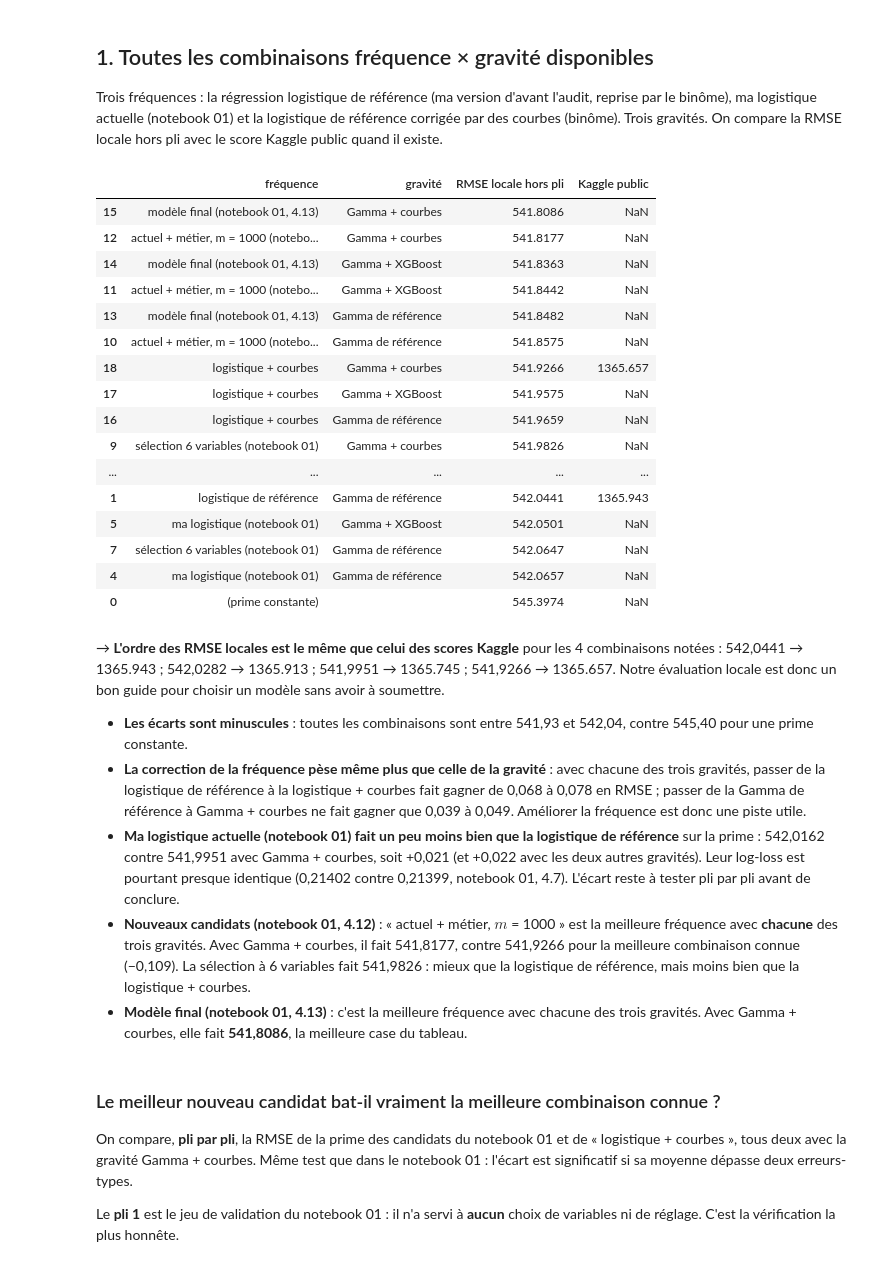
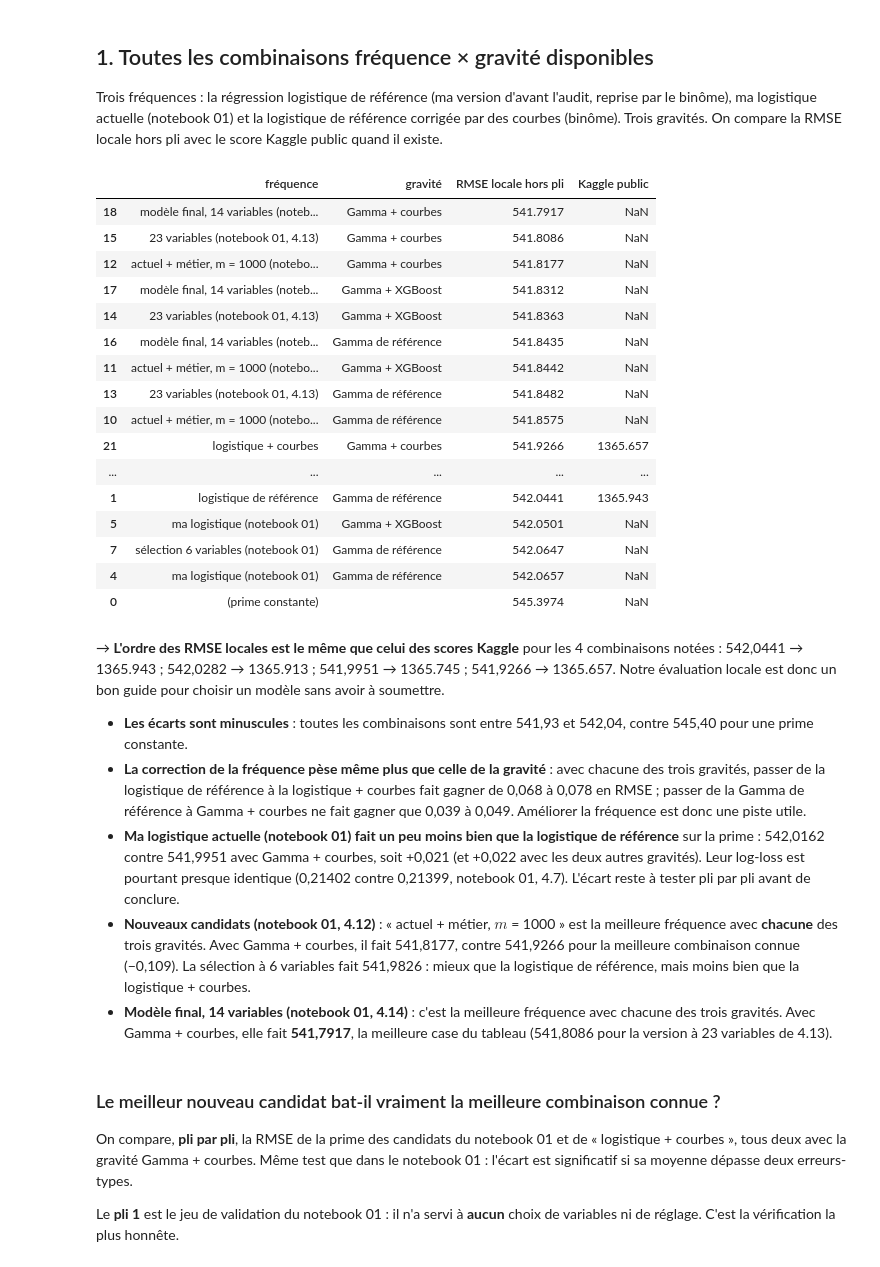
Before and after one commit to MaximilienCY/TD-Tarification-automobile-par-Machine-Learning, a Jupyter notebook: notebooks/03_prime_finale.ipynb, the cells around one changed output. Cells and saved outputs as stored; diff of their text form; code cells hidden in the pictures.

Commit message:
Fréquence 4.14 : élimination des variables inutiles, modèle final à 14 variables, submission_candidat.csv
Co-Authored-By: Claude Opus 5.5 <noreply@anthropic.com>

```diff
--- a/notebooks/03_prime_finale.ipynb
+++ b/notebooks/03_prime_finale.ipynb
@@ -41,8 +41,8 @@ assert (ma_freq_test["id"].values == binome_test["index"].values).all()
 oof["proba_ma_logistique"] = ma_freq_oof["proba_pred"].values
 binome_test["proba_ma_logistique"] = ma_freq_test["proba_pred"].values
 
-# Les candidats du notebook 01 (sections 4.12 et 4.13)
-for cle in ["selection6", "metier", "final"]:
+# Les candidats du notebook 01 (sections 4.12 à 4.14)
+for cle in ["selection6", "metier", "metier_novice2", "final"]:
     cand_oof = pd.read_csv(PREDICTIONS / f"frequence_{cle}_oof_train.csv")
     cand_test = pd.read_csv(PREDICTIONS / f"frequence_{cle}_test.csv")
     assert (cand_oof["pli"].values == oof["pli"].values).all() and (cand_test["id"].values == binome_test["index"].values).all()
@@ -52,44 +52,45 @@ for cle in ["selection6", "metier", "final"]:
 FREQUENCES = {"logistique de référence": "proba_logistique_reference",
               "ma logistique (notebook 01)": "proba_ma_logistique",
               "sélection 6 variables (notebook 01)": "proba_selection6",
               "actuel + métier, m = 1000 (notebook 01)": "proba_metier",
-              "modèle final (notebook 01, 4.13)": "proba_final",
+              "23 variables (notebook 01, 4.13)": "proba_metier_novice2",
+              "modèle final, 14 variables (notebook 01, 4.14)": "proba_final",
               "logistique + courbes": "proba_logistique_courbes"}
 GRAVITES = {"Gamma de référence": "gravite_gamma_reference",
             "Gamma + XGBoost": "gravite_gamma_xgboost",
             "Gamma + courbes": "gravite_gamma_courbes"}
 # Scores Kaggle publics obtenus par mon binôme (fréquence, gravité) -> score
 KAGGLE = {("logistique de référence", "Gamma de référence"): 1365.943,
           ("logistique de référence", "Gamma + XGBoost"): 1365.913,
           ("logistique de référence", "Gamma + courbes"): 1365.745,
           ("logistique + courbes", "Gamma + courbes"): 1365.657}
 
 
 def rmse_prime(prime, cout):
     return np.sqrt(np.mean((np.asarray(prime) - np.asarray(cout)) ** 2))
 
 
 lignes = [{"fréquence": "(prime constante)", "gravité": "", "RMSE locale hors pli": rmse_prime(np.full(len(oof), oof["montant_sinistre"].mean()), oof["montant_sinistre"]), "Kaggle public": np.nan}]
 for nom_f, col_f in FREQUENCES.items():
     for nom_g, col_g in GRAVITES.items():
         prime = oof[col_f] * oof[col_g]
         lignes.append({"fréquence": nom_f, "gravité": nom_g,
                        "RMSE locale hors pli": rmse_prime(prime, oof["montant_sinistre"]),
                        "Kaggle public": KAGGLE.get((nom_f, nom_g), np.nan)})
 combinaisons = pd.DataFrame(lignes).sort_values("RMSE locale hors pli")
 combinaisons.round(4)
 # %% [output]
 |  | fréquence | gravité | RMSE locale hors pli | Kaggle public |
-| 15 | modèle final (notebook 01, 4.13) | Gamma + courbes | 541.8086 | NaN |
+| 18 | modèle final, 14 variables (noteb... | Gamma + courbes | 541.7917 | NaN |
+| 15 | 23 variables (notebook 01, 4.13) | Gamma + courbes | 541.8086 | NaN |
 | 12 | actuel + métier, m = 1000 (notebo... | Gamma + courbes | 541.8177 | NaN |
-| 14 | modèle final (notebook 01, 4.13) | Gamma + XGBoost | 541.8363 | NaN |
+| 17 | modèle final, 14 variables (noteb... | Gamma + XGBoost | 541.8312 | NaN |
+| 14 | 23 variables (notebook 01, 4.13) | Gamma + XGBoost | 541.8363 | NaN |
+| 16 | modèle final, 14 variables (noteb... | Gamma de référence | 541.8435 | NaN |
 | 11 | actuel + métier, m = 1000 (notebo... | Gamma + XGBoost | 541.8442 | NaN |
-| 13 | modèle final (notebook 01, 4.13) | Gamma de référence | 541.8482 | NaN |
+| 13 | 23 variables (notebook 01, 4.13) | Gamma de référence | 541.8482 | NaN |
 | 10 | actuel + métier, m = 1000 (notebo... | Gamma de référence | 541.8575 | NaN |
-| 18 | logistique + courbes | Gamma + courbes | 541.9266 | 1365.657 |
-| 17 | logistique + courbes | Gamma + XGBoost | 541.9575 | NaN |
-| 16 | logistique + courbes | Gamma de référence | 541.9659 | NaN |
-| 9 | sélection 6 variables (notebook 01) | Gamma + courbes | 541.9826 | NaN |
+| 21 | logistique + courbes | Gamma + courbes | 541.9266 | 1365.657 |
 | ... | ... | ... | ... | ... |
 | 1 | logistique de référence | Gamma de référence | 542.0441 | 1365.943 |
 | 5 | ma logistique (notebook 01) | Gamma + XGBoost | 542.0501 | NaN |
@@ -102,7 +103,7 @@ combinaisons.round(4)
 - **La correction de la fréquence pèse même plus que celle de la gravité** : avec chacune des trois gravités, passer de la logistique de référence à la logistique + courbes fait gagner de 0,068 à 0,078 en RMSE ; passer de la Gamma de référence à Gamma + courbes ne fait gagner que 0,039 à 0,049. Améliorer la fréquence est donc une piste utile.
 - **Ma logistique actuelle (notebook 01) fait un peu moins bien que la logistique de référence** sur la prime : 542,0162 contre 541,9951 avec Gamma + courbes, soit +0,021 (et +0,022 avec les deux autres gravités). Leur log-loss est pourtant presque identique (0,21402 contre 0,21399, notebook 01, 4.7). L'écart reste à tester pli par pli avant de conclure.
 - **Nouveaux candidats (notebook 01, 4.12)** : « actuel + métier, $m$ = 1000 » est la meilleure fréquence avec **chacune** des trois gravités. Avec Gamma + courbes, il fait 541,8177, contre 541,9266 pour la meilleure combinaison connue (−0,109). La sélection à 6 variables fait 541,9826 : mieux que la logistique de référence, mais moins bien que la logistique + courbes.
-- **Modèle final (notebook 01, 4.13)** : c'est la meilleure fréquence avec chacune des trois gravités. Avec Gamma + courbes, elle fait **541,8086**, la meilleure case du tableau.
+- **Modèle final, 14 variables (notebook 01, 4.14)** : c'est la meilleure fréquence avec chacune des trois gravités. Avec Gamma + courbes, elle fait **541,7917**, la meilleure case du tableau (541,8086 pour la version à 23 variables de 4.13).
 # %% [markdown]
 ### Le meilleur nouveau candidat bat-il vraiment la meilleure combinaison connue ?
 
```
Also changed, not shown: parts of 4 cells of this notebook, 7 other files.
